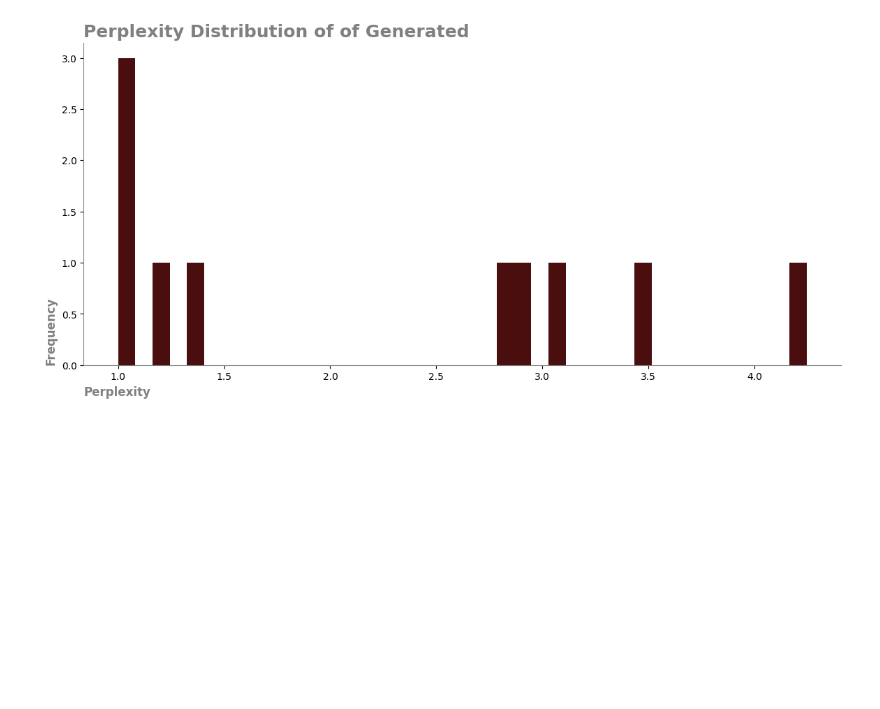
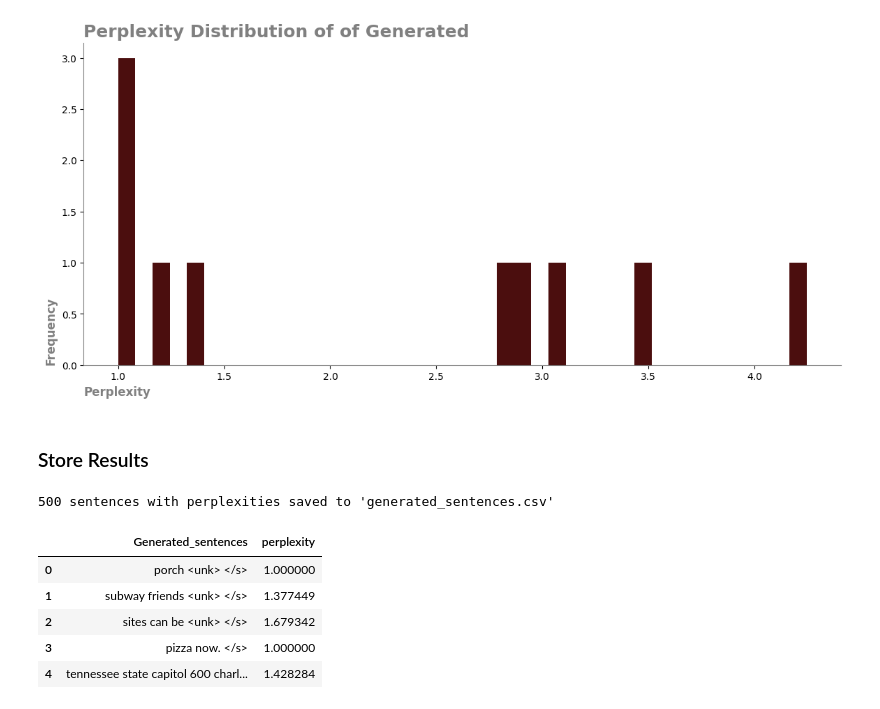
Before and after one commit to FatemeAmlahi/Text_Generation, a Jupyter notebook: Notebook/auto_complete_sentences.ipynb, the cells around one changed output. Saved outputs shown, nothing was run; the diff lists cells and outputs as text; code cells hidden in the pictures; blank space fills up the shorter version.

Commit message:
store results

```diff
--- a/Notebook/auto_complete_sentences.ipynb
+++ b/Notebook/auto_complete_sentences.ipynb
@@ -227,3 +227,22 @@ ax.spines[["right", "top"]].set_visible(False)
 ax.spines[["bottom", "left"]].set_color("gray")
 # %% [output]
 [figure]
+# %% [markdown]
+### Store Results
+# %%
+generated_sentences = [generate_sentences(ngram_model,n) for _ in range(500)]
+perplexities = [calculate_perplexity(sentence,ngram_model,n) for sentence in generated_sentences]
+results = pd.DataFrame({"Generated_sentences" : generated_sentences, "perplexity": perplexities})
+results.to_csv("generated_sentences.csv", index=False)
+print("\n500 sentences with perplexities saved to 'generated_sentences.csv'")
+# %% [output]
+500 sentences with perplexities saved to 'generated_sentences.csv'
+# %%
+results.head()
+# %% [output]
+|  | Generated_sentences | perplexity |
+| 0 | porch <unk> </s> | 1.000000 |
+| 1 | subway friends <unk> </s> | 1.377449 |
+| 2 | sites can be <unk> </s> | 1.679342 |
+| 3 | pizza now. </s> | 1.000000 |
+| 4 | tennessee state capitol 600 charl... | 1.428284 |
```
Also changed, not shown: 1 other file.
